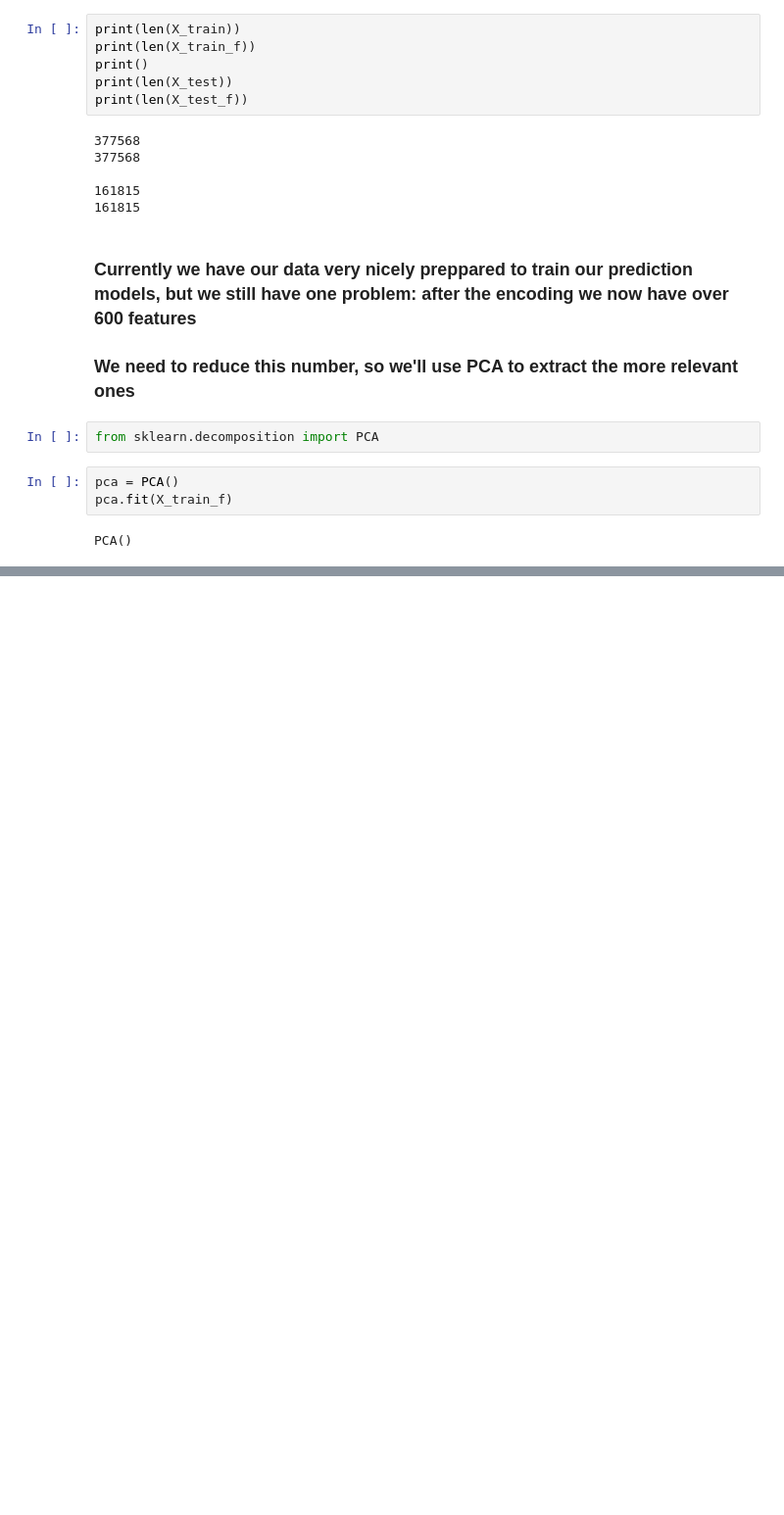
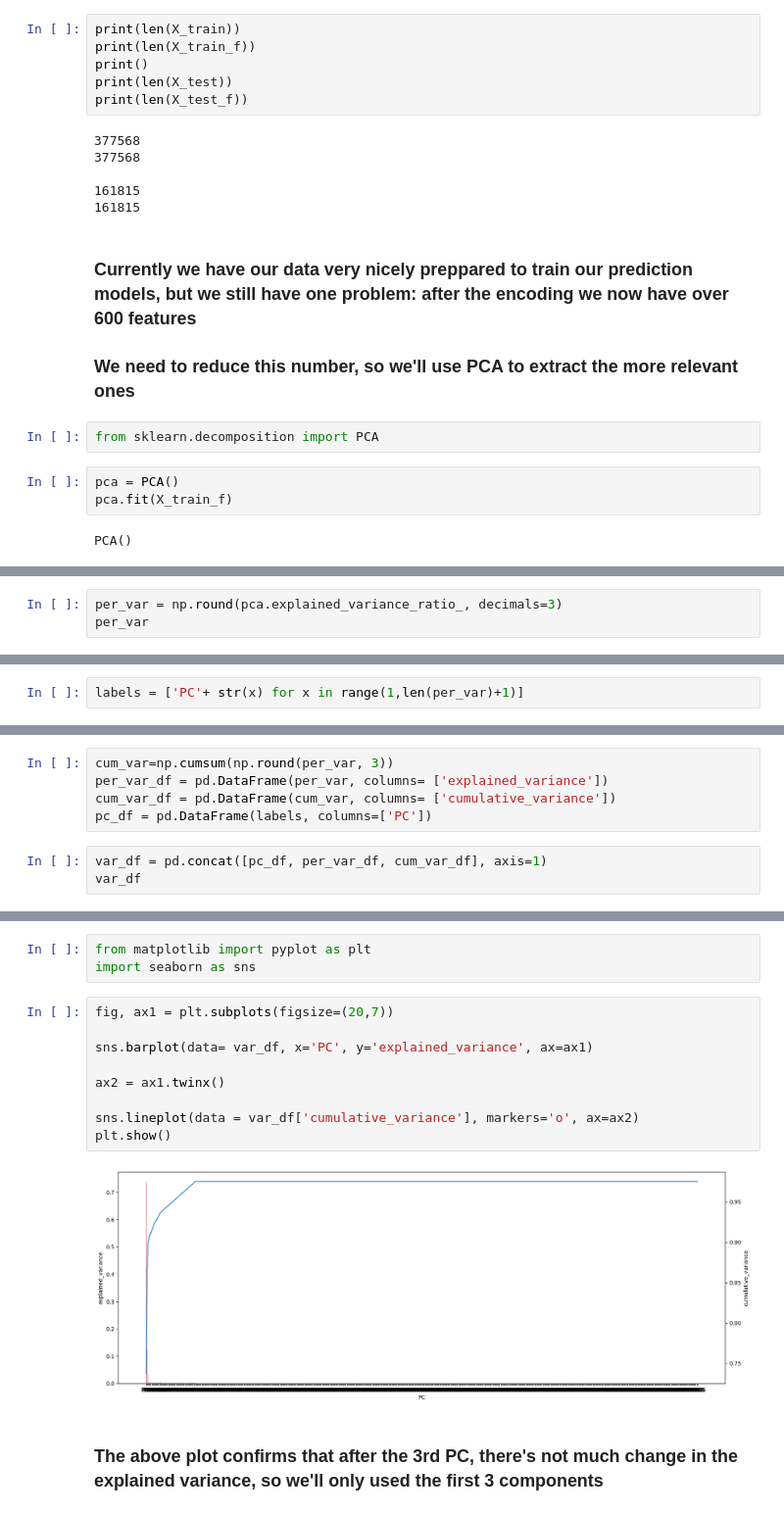
Before and after one commit to GuiMacc/final_bootcamp_project, a Jupyter notebook: Notebooks/prediction.ipynb, the cells around one changed output, grey strips where cells are left out. Shown at 98% size. Saved outputs shown, nothing was run; the diff lists cells and outputs as text; blank space fills up the shorter version.

```diff
--- a/Notebooks/prediction.ipynb
+++ b/Notebooks/prediction.ipynb
@@ -283,0 +267,3 @@ print(pca.explained_variance_ratio_)
+# %%
+per_var = np.round(pca.explained_variance_ratio_, decimals=3)
+per_var
@@ -283,0 +291,2 @@ print(pca.explained_variance_ratio_)
+# %%
+labels = ['PC'+ str(x) for x in range(1,len(per_var)+1)]
@@ -283,0 +311,8 @@ print(pca.explained_variance_ratio_)
+# %%
+cum_var=np.cumsum(np.round(per_var, 3))
+per_var_df = pd.DataFrame(per_var, columns= ['explained_variance'])
+cum_var_df = pd.DataFrame(cum_var, columns= ['cumulative_variance'])
+pc_df = pd.DataFrame(labels, columns=['PC'])
+# %%
+var_df = pd.concat([pc_df, per_var_df, cum_var_df], axis=1)
+var_df
@@ -283,0 +333,16 @@ print(pca.explained_variance_ratio_)
+# %%
+from matplotlib import pyplot as plt
+import seaborn as sns
+# %%
+fig, ax1 = plt.subplots(figsize=(20,7))
+
+sns.barplot(data= var_df, x='PC', y='explained_variance', ax=ax1)
+
+ax2 = ax1.twinx()
+
+sns.lineplot(data = var_df['cumulative_variance'], markers='o', ax=ax2)
+plt.show()
+# %% [output]
+[figure, added]
+# %% [markdown]
+### The above plot confirms that after the 3rd PC, there's not much change in the explained variance, so we'll only used the first 3 components
```
Also changed, not shown: parts of 39 cells of this notebook, 5 other files.
